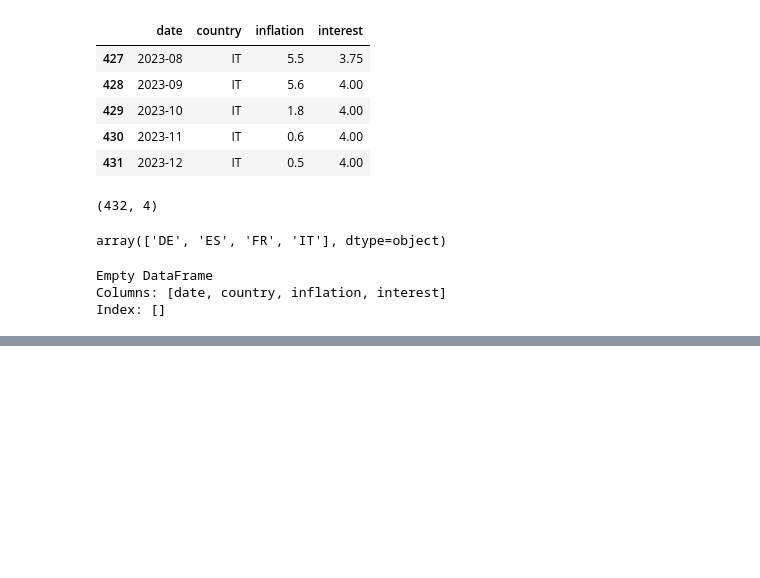
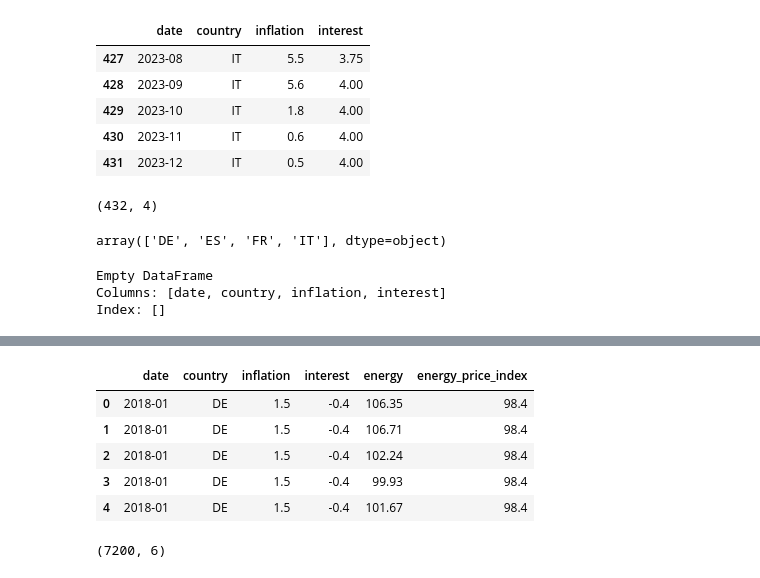
Before and after one commit to meisnerfiona-it/economic-impact-of-green-deal, a Jupyter notebook: 03_merge_datasets_Fiona.ipynb, the cells around one changed output, grey strips where cells are left out. Drawn from its saved outputs; the diff is of its cells as text; code cells hidden in the pictures; blank space fills up the shorter version.

```diff
--- a/03_merge_datasets_Fiona.ipynb
+++ b/03_merge_datasets_Fiona.ipynb
@@ -137,0 +192,15 @@ df_merged.head(50)
+# %%
+final_df = pd.merge(df_merged,df_energy, on=["date", "country"], how="inner")
+# %%
+final_df.head()
+# %% [output]
+|  | date | country | inflation | interest | energy | energy_price_index |
+| 0 | 2018-01 | DE | 1.5 | -0.4 | 106.35 | 98.4 |
+| 1 | 2018-01 | DE | 1.5 | -0.4 | 106.71 | 98.4 |
+| 2 | 2018-01 | DE | 1.5 | -0.4 | 102.24 | 98.4 |
+| 3 | 2018-01 | DE | 1.5 | -0.4 | 99.93 | 98.4 |
+| 4 | 2018-01 | DE | 1.5 | -0.4 | 101.67 | 98.4 |
+# %%
+final_df.shape
+# %% [output]
+(7200, 6)
```
Also changed, not shown: parts of 16 cells of this notebook, 1 other file.
